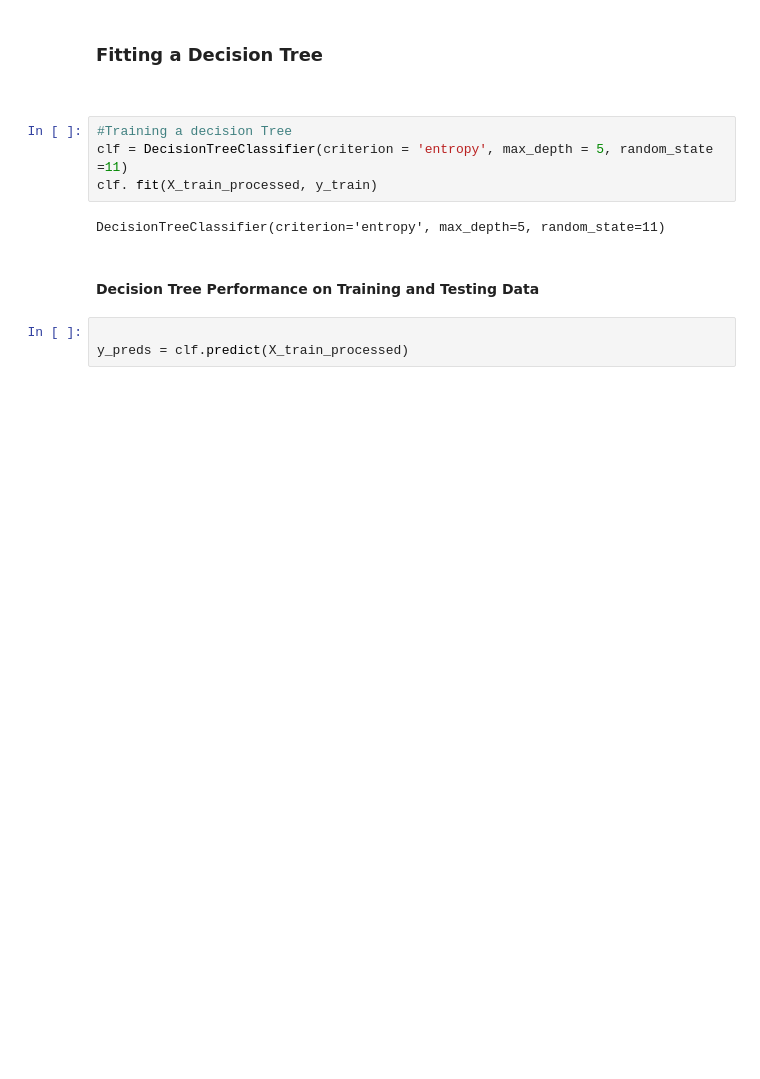
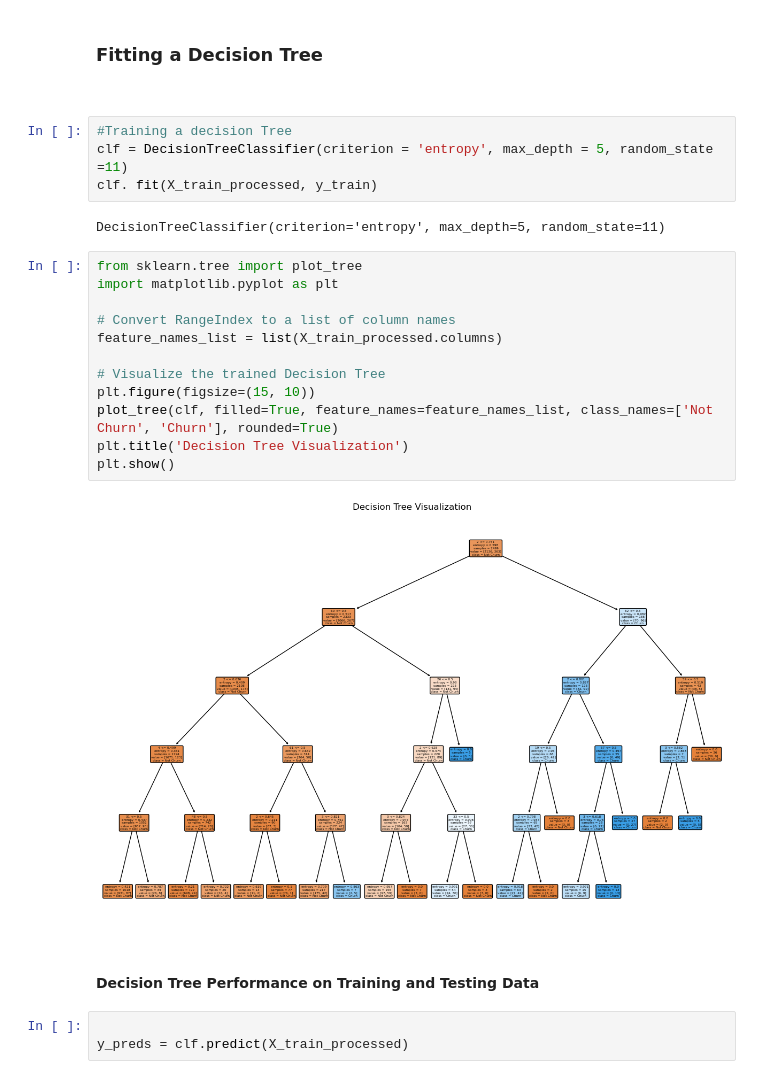
Before and after one commit to kriung/Phase-III-Project, a Jupyter notebook: syriatel_customer_churn.ipynb, the cells around one changed output. Saved outputs shown, nothing was run; the diff lists cells and outputs as text; blank space fills up the shorter version.

```diff
--- a/syriatel_customer_churn.ipynb
+++ b/syriatel_customer_churn.ipynb
@@ -286,6 +397,20 @@ clf = DecisionTreeClassifier(criterion = 'entropy', max_depth = 5, random_state
 clf. fit(X_train_processed, y_train)
 # %% [output]
 DecisionTreeClassifier(criterion='entropy', max_depth=5, random_state=11)
+# %%
+from sklearn.tree import plot_tree
+import matplotlib.pyplot as plt
+
+# Convert RangeIndex to a list of column names
+feature_names_list = list(X_train_processed.columns)
+
+# Visualize the trained Decision Tree
+plt.figure(figsize=(15, 10))
+plot_tree(clf, filled=True, feature_names=feature_names_list, class_names=['Not Churn', 'Churn'], rounded=True)
+plt.title('Decision Tree Visualization')
+plt.show()
+# %% [output]
+[figure, added]
 # %% [markdown]
 #### Decision Tree Performance on Training and Testing Data
 # %%
```
Also changed, not shown: parts of 37 cells of this notebook.
